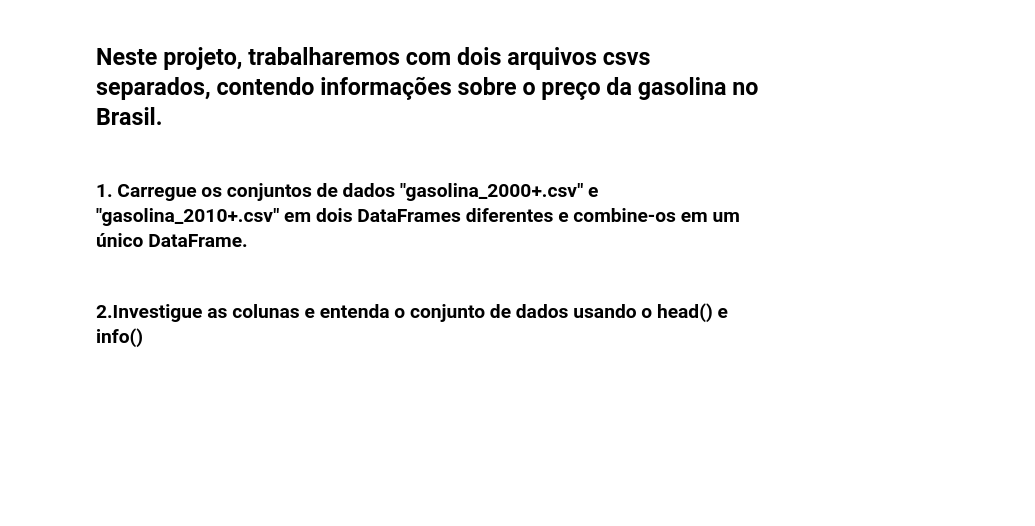
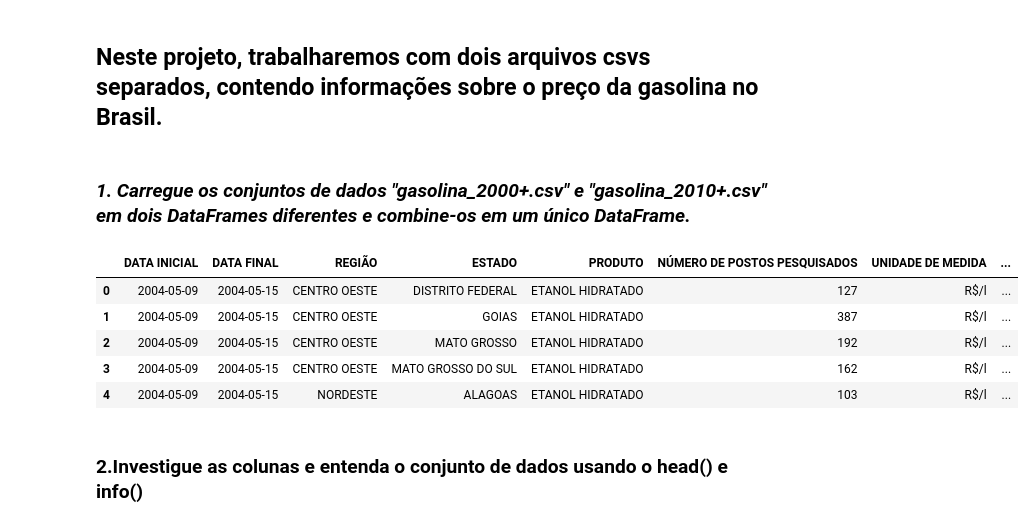
Before and after one commit to BLuiz/a-iiot_dash-course, a Jupyter notebook: Asimov/02_Analisando Dados com Pandas & SQL/Exe/03_SQL e Pandas/exercicios-pandas.ipynb, the cells around one changed output. Cells and saved outputs as stored; diff of their text form; code cells hidden in the pictures; blank space fills up the shorter version.

```diff
--- a/Asimov/02_Analisando Dados com Pandas & SQL/Exe/03_SQL e Pandas/exercicios-pandas.ipynb
+++ b/Asimov/02_Analisando Dados com Pandas & SQL/Exe/03_SQL e Pandas/exercicios-pandas.ipynb
@@ -6,22 +6,45 @@ Link para Dataset: https://www.kaggle.com/datasets/matheusfreitag/gas-prices-in-
 from IPython.display import display
 import pandas as pd
 import _sqlite3
+
+aux = pd.DataFrame()
+
+def get_compact_df(path, drop_cols):
+    """ Função para importar um DataFrame de um arquivo csv, permite tratamento das DFs
+    :param path: Caminho do qual se deve importar
+    :param drop_cols: Colunas a remover
+    :return: se a importação deu certo, retorna a DF importada e tratada, caso contrário retorna uma DF vazia
+    """
+
+    try:
+        df = pd.read_csv(path, index_col=0)
+        df.drop(drop_cols, axis=1, inplace=True)
+        df.dropna(how='any', axis=0, inplace=True)
+        df.dropna(how='all', axis=1, inplace=True)
+    except (FileNotFoundError, AttributeError): return pd.DataFrame()
+    else: return df
 # %% [markdown]
 ## Neste projeto, trabalharemos com dois arquivos csvs separados, contendo informações sobre o preço da gasolina no Brasil.
 # %% [markdown]
-### 1. Carregue os conjuntos de dados "gasolina_2000+.csv" e "gasolina_2010+.csv" em dois DataFrames diferentes e combine-os em um único DataFrame.
+### ***1. Carregue os conjuntos de dados "gasolina_2000+.csv" e "gasolina_2010+.csv" em dois DataFrames diferentes e combine-os em um único DataFrame.***
 # %%
-gas_2000_df = pd.read_csv("..\\..\\Docs\\projetos\\analise-precos-gasolina\\gasolina_2000+.csv")
-gas_2010_df = pd.read_csv("..\\..\\Docs\\projetos\\analise-precos-gasolina\\gasolina_2010+.csv")
+useless_cols = ['MARGEM MÉDIA REVENDA', 'PREÇO MÉDIO DISTRIBUIÇÃO', 'DESVIO PADRÃO DISTRIBUIÇÃO',  'PREÇO MÍNIMO DISTRIBUIÇÃO',  'PREÇO MÁXIMO DISTRIBUIÇÃO',  'COEF DE VARIAÇÃO DISTRIBUIÇÃO']
 
-gas_df = pd.concat([gas_2010_df, gas_2000_df])
+""" ## Importação de DataFrames """
+df1 = get_compact_df("..\\..\\Docs\\projetos\\analise-precos-gasolina\\gasolina_2000+.csv", useless_cols)
+df2 = get_compact_df("..\\..\\Docs\\projetos\\analise-precos-gasolina\\gasolina_2010+.csv", useless_cols)
 
-# gas_df = pd.merge(left=gas_2000_df, right=gas_2010_df)
-
-print(gas_df.info())
-print(gas_df.memory_usage())
-aux = gas_df.head()
-
-display(aux)
+""" ## Verifica situação da Importação """
+if (df1.empty) | (df2.empty): print('Tentativa de importar DF vazia ou Falha ao importar. Sistema Encerrado!')
+else:
+    gas_df = pd.concat([df1, df2], ignore_index=True)
+    display(gas_df.head())
+# %% [output]
+|  | DATA INICIAL | DATA FINAL | REGIÃO | ESTADO | PRODUTO | NÚMERO DE POSTOS PESQUISADOS | UNIDADE DE MEDIDA | ... |
+| 0 | 2004-05-09 | 2004-05-15 | CENTRO OESTE | DISTRITO FEDERAL | ETANOL HIDRATADO | 127 | R$/l | ... |
+| 1 | 2004-05-09 | 2004-05-15 | CENTRO OESTE | GOIAS | ETANOL HIDRATADO | 387 | R$/l | ... |
+| 2 | 2004-05-09 | 2004-05-15 | CENTRO OESTE | MATO GROSSO | ETANOL HIDRATADO | 192 | R$/l | ... |
+| 3 | 2004-05-09 | 2004-05-15 | CENTRO OESTE | MATO GROSSO DO SUL | ETANOL HIDRATADO | 162 | R$/l | ... |
+| 4 | 2004-05-09 | 2004-05-15 | NORDESTE | ALAGOAS | ETANOL HIDRATADO | 103 | R$/l | ... |
 # %% [markdown]
 ### 2.Investigue as colunas e entenda o conjunto de dados usando o head() e info()
```
Also changed, not shown: parts of 16 cells of this notebook, 1 other file.
